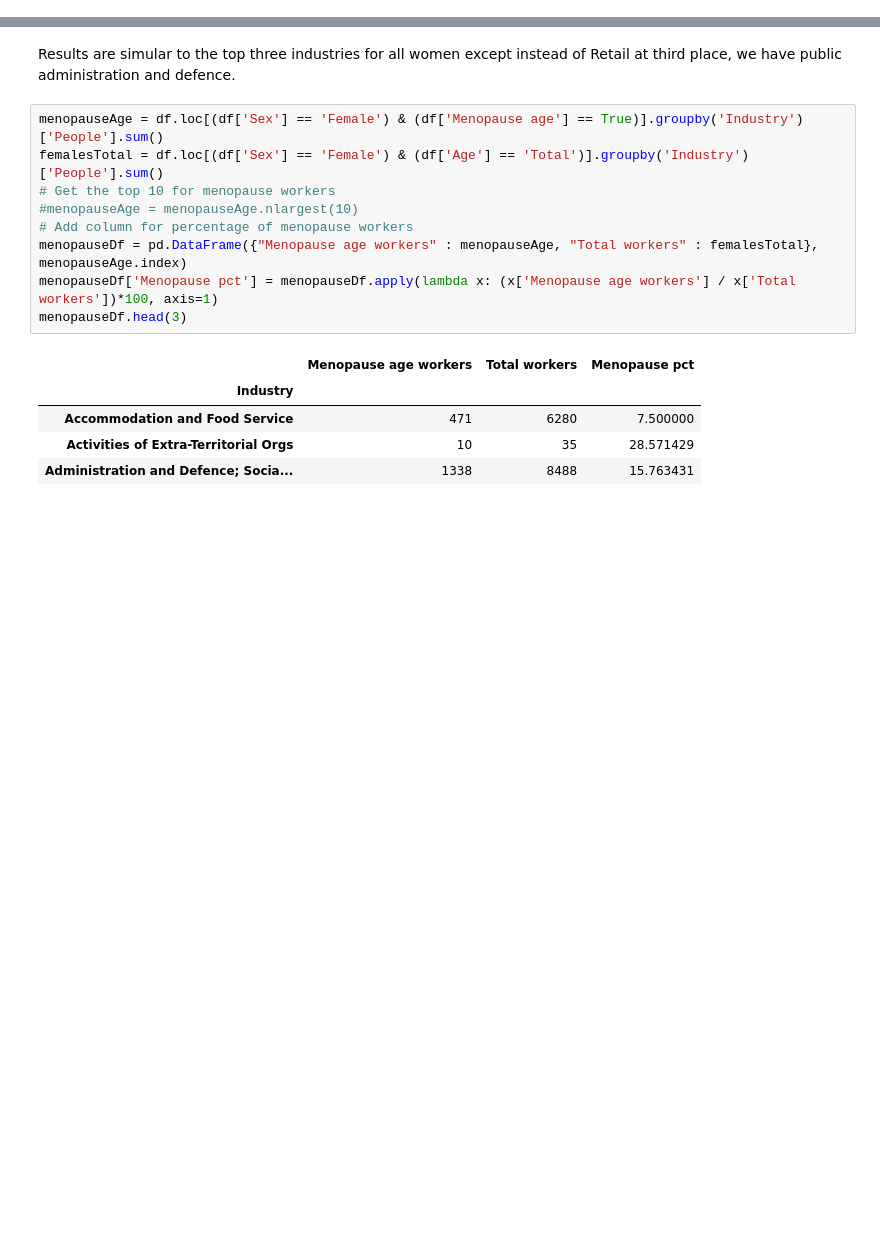
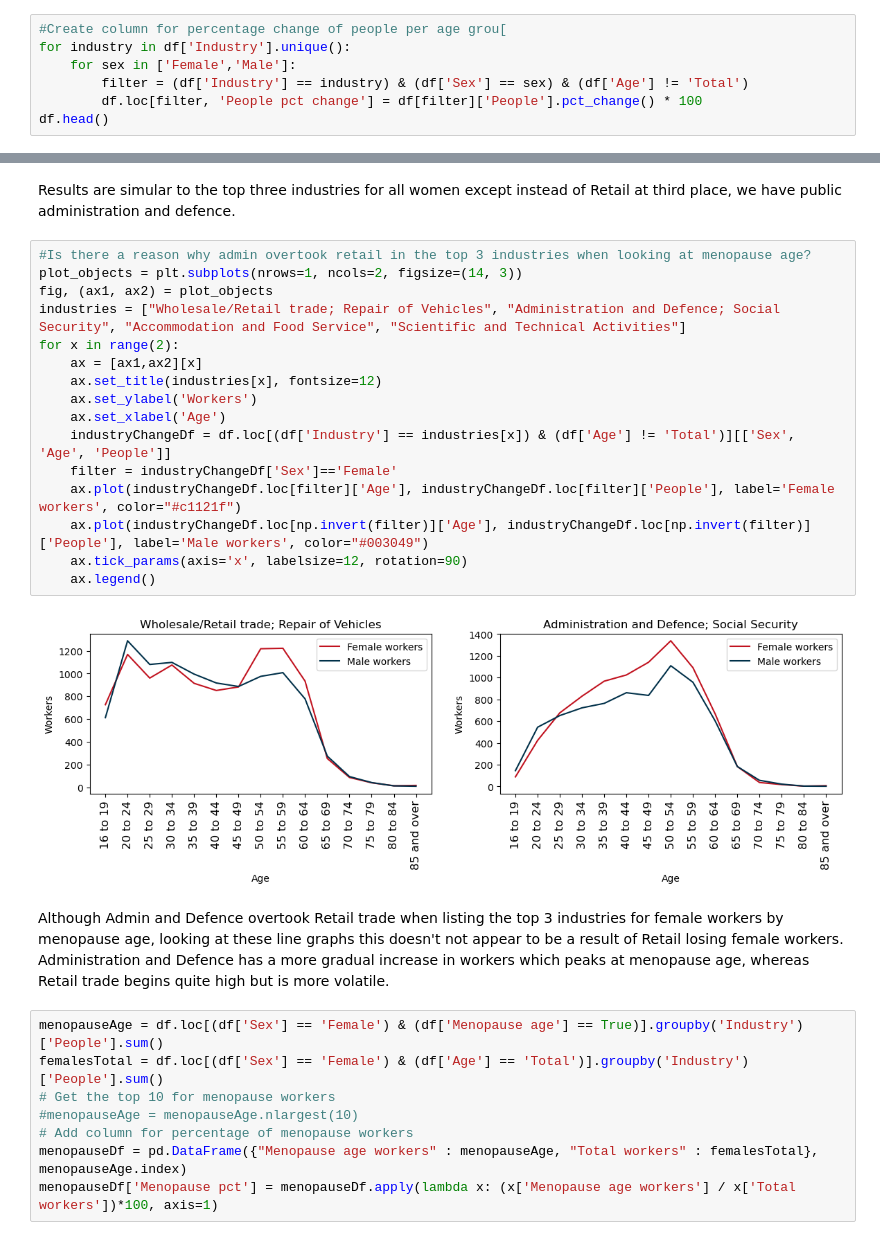
Before and after one commit to ruvans/ac_industry_research, a Jupyter notebook: women-in-local-industries.ipynb, the cells around one changed output, grey strips where cells are left out. Cells and saved outputs as stored; diff of their text form; blank space fills up the shorter version.

Commit message:
Expanded README
Added more explaination to the README
Added a people percentage change column to the notebook
Changed charts to be more user-friendly

```diff
--- a/women-in-local-industries.ipynb
+++ b/women-in-local-industries.ipynb
@@ -83,0 +93,7 @@ Other industries lower down in the graph are closer to an equal ratio with the e
+# %%
+#Create column for percentage change of people per age grou[
+for industry in df['Industry'].unique():
+    for sex in ['Female','Male']:
+        filter = (df['Industry'] == industry) & (df['Sex'] == sex) & (df['Age'] != 'Total')
+        df.loc[filter, 'People pct change'] = df[filter]['People'].pct_change() * 100
+df.head()
@@ -110,6 +133,26 @@ df.loc[(df['Menopause age'] == True) & (df['Sex'] == 'Female')].sort_values(by='
 | 232 | Administration and Defence; Socia... | 1338 |
 # %% [markdown]
 Results are simular to the top three industries for all women except instead of Retail at third place, we have public administration and defence.
+# %%
+#Is there a reason why admin overtook retail in the top 3 industries when looking at menopause age?
+plot_objects = plt.subplots(nrows=1, ncols=2, figsize=(14, 3))
+fig, (ax1, ax2) = plot_objects
+industries = ["Wholesale/Retail trade; Repair of Vehicles", "Administration and Defence; Social Security", "Accommodation and Food Service", "Scientific and Technical Activities"]
+for x in range(2):
+    ax = [ax1,ax2][x]
+    ax.set_title(industries[x], fontsize=12)
+    ax.set_ylabel('Workers')
+    ax.set_xlabel('Age')
+    industryChangeDf = df.loc[(df['Industry'] == industries[x]) & (df['Age'] != 'Total')][['Sex', 'Age', 'People']]
+    filter = industryChangeDf['Sex']=='Female'
+    ax.plot(industryChangeDf.loc[filter]['Age'], industryChangeDf.loc[filter]['People'], label='Female workers', color="#c1121f")
+    ax.plot(industryChangeDf.loc[np.invert(filter)]['Age'], industryChangeDf.loc[np.invert(filter)]['People'], label='Male workers', color="#003049")
+    ax.tick_params(axis='x', labelsize=12, rotation=90)
+    ax.legend()
+# %% [output]
+[figure, added]
+# %% [markdown]
+Although Admin and Defence overtook Retail trade when listing the top 3 industries for female workers by menopause age, looking at these line graphs this doesn't not appear to be a result of Retail losing female workers. Administration and Defence has a more gradual increase in workers which peaks at menopause age, whereas Retail trade begins quite high but is more volatile.
 # %%
 menopauseAge = df.loc[(df['Sex'] == 'Female') & (df['Menopause age'] == True)].groupby('Industry')['People'].sum()
 femalesTotal = df.loc[(df['Sex'] == 'Female') & (df['Age'] == 'Total')].groupby('Industry')['People'].sum()
@@ -118,13 +161,6 @@ femalesTotal = df.loc[(df['Sex'] == 'Female') & (df['Age'] == 'Total')].groupby(
 # Add column for percentage of menopause workers
 menopauseDf = pd.DataFrame({"Menopause age workers" : menopauseAge, "Total workers" : femalesTotal}, menopauseAge.index)
 menopauseDf['Menopause pct'] = menopauseDf.apply(lambda x: (x['Menopause age workers'] / x['Total workers'])*100, axis=1)
-menopauseDf.head(3)
-# %% [output]
-|  | Menopause age workers | Total workers | Menopause pct |
-| Industry |  |  |  |
-| Accommodation and Food Service | 471 | 6280 | 7.500000 |
-| Activities of Extra-Territorial Orgs | 10 | 35 | 28.571429 |
-| Administration and Defence; Socia... | 1338 | 8488 | 15.763431 |
 # %%
 fig, ax = plt.subplots()
 
```
Also changed, not shown: parts of 4 cells of this notebook, 2 other files.
